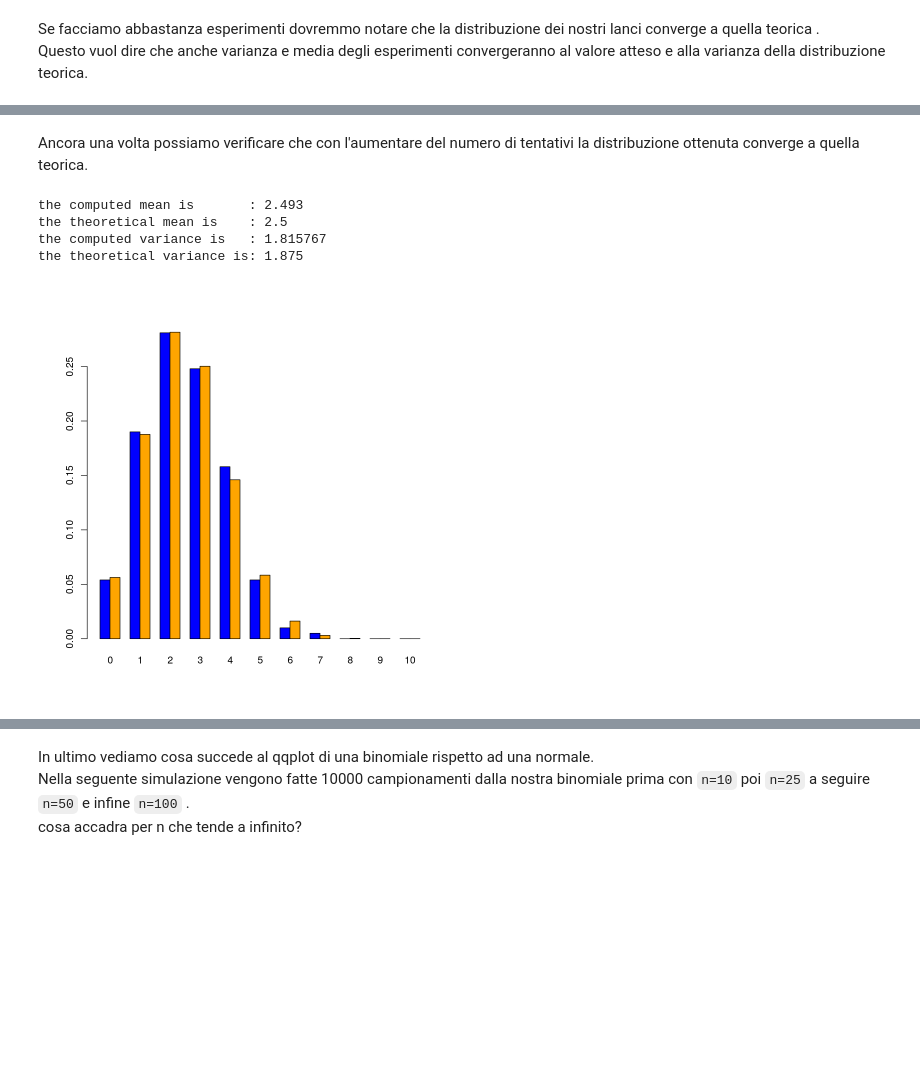
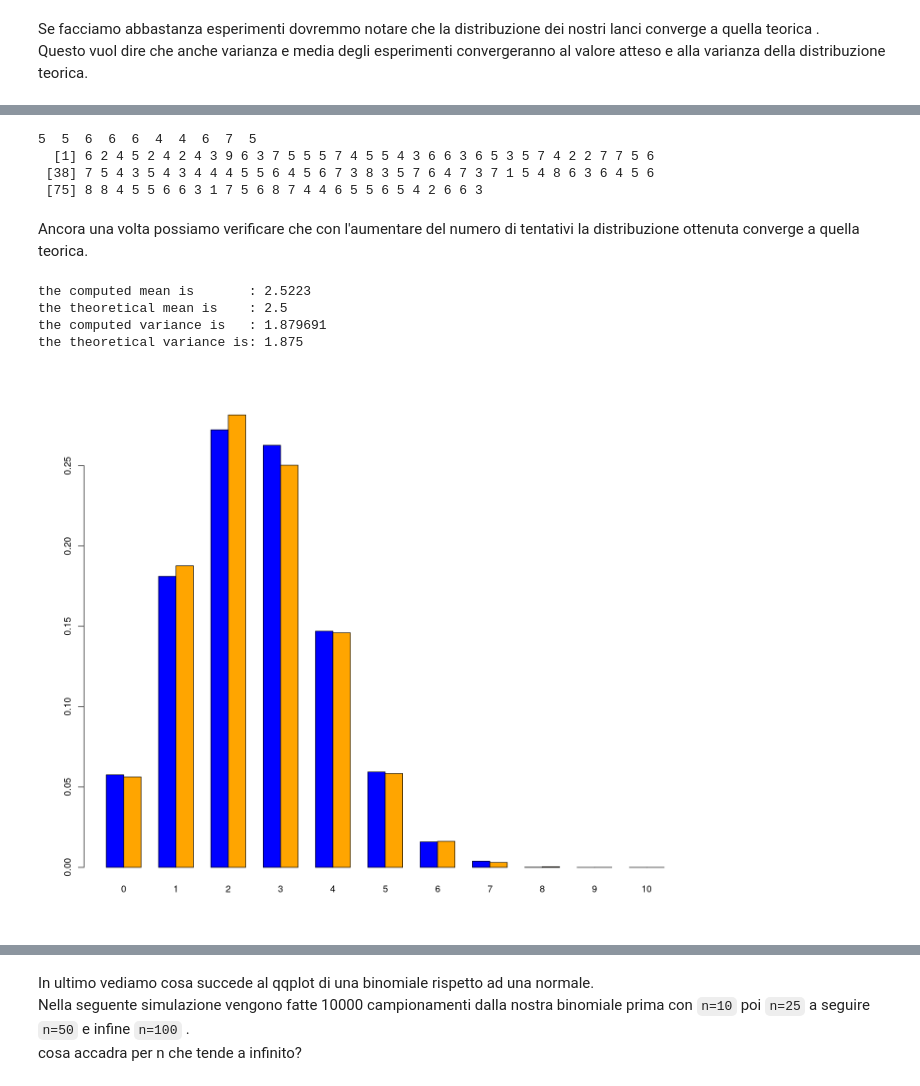
Before and after one commit to f14-bertolotti/SAD-unimi, a Jupyter notebook: simulations/binomial_distribution_R.ipynb, the cells around one changed output, grey strips where cells are left out. Cells and saved outputs as stored; diff of their text form; code cells hidden in the pictures; blank space fills up the shorter version.

```diff
--- a/simulations/binomial_distribution_R.ipynb
+++ b/simulations/binomial_distribution_R.ipynb
@@ -35,10 +23,8 @@ p = 0.75
 theoretical_mean = p
 theoretical_variance = p*(1-p)
 
-f0 = get_bernulli_random_variable(p=0.75)
 # facciamo un po' di test ###
-tests = c()
-for (i in 1:10^2) {tests = c(tests, f0())}
+tests = rbinom(10^2,1,p)
 
 cat("the computed mean is       :",mean(tests),"\n")
 cat("the theoretical mean is    :",theoretical_mean,"\n")
@@ -93,3 +55,29 @@ for (i in 1:10) {
+# %%
+# la distribuzione binomiale B(n,p) somma n variabili aleatorie indipendenti ###
+mybinom0 = function(n=10,p=0.5) {
+    prove = rbinom(n,1,p)
+    successi = sum(prove)
+    return(successi)
+}
+
+# facciamo un po' di test ###
+for (i in 1:10) {
+    cat(mybinom0(), " ")
+}
+cat("\n")
+
+mybinom = function(n=10,p=0.5,nprove=10^2) {
+    prove = c()
+    for (i in 1:nprove) { prove = c(prove,mybinom0(n=n,p=p))}
+    return(prove)
+}
+
+print(mybinom(n=10,p=0.5,nprove=10^2))
+# %% [output]
+5  5  6  6  6  4  4  6  7  5
+  [1] 6 2 4 5 2 4 2 4 3 9 6 3 7 5 5 5 7 4 5 5 4 3 6 6 3 6 5 3 5 7 4 2 2 7 7 5 6
+ [38] 7 5 4 3 5 4 3 4 4 4 5 5 6 4 5 6 7 3 8 3 5 7 6 4 7 3 7 1 5 4 8 6 3 6 4 5 6
+ [75] 8 8 4 5 5 6 6 3 1 7 5 6 8 7 4 4 6 5 5 6 5 4 2 6 6 3
 # %% [markdown]
 Ancora una volta possiamo verificare che con l'aumentare del numero di tentativi la distribuzione ottenuta converge a quella teorica.
 # %%
@@ -101,20 +89,15 @@ n = 10
 theoretical_mean = n*p
 theoretical_variance = n*p*(1-p)
 
-f0 = get_binomial_random_variable(n=n,p=p)
-
-# facciamo un milione di test ###
-tests = c()
-for (i in 1:10^3) {
-    tests = c(tests, f0())
-}
+# facciamo un mille di test ###
+tests = mybinom(n,p,10^4)
 
 cat("the computed mean is       :",mean(tests),"\n")
 cat("the theoretical mean is    :",theoretical_mean,"\n")
 cat("the computed variance is   :",var(tests),"\n")
 cat("the theoretical variance is:",theoretical_variance,"\n")
 # %% [output]
-the computed mean is       : 2.493
+the computed mean is       : 2.5223
 the theoretical mean is    : 2.5
-the computed variance is   : 1.815767
+the computed variance is   : 1.879691
 the theoretical variance is: 1.875
@@ -145,13 +104,13 @@ binomial_dist = function(n,p){
 # %%
 # ancora una volta, facciamo il plot dell'istogramma ###
 
 freqs = rep(0,n+1)
 for (t in tests) { freqs[t+1] = freqs[t+1] + 1 }
 freqs = setNames(freqs/length(tests),0:n)
 
-barplot(rbind(freqs,binomial_dist(n,p)), beside=T, col=c("blue","orange"))
+barplot(rbind(freqs,dbinom(0:n,size=n,prob=p)), beside=T, col=c("blue","orange"))
 # %% [output]
-[figure, old version]
+[figure, new version]
 # %%
 # possiamo giocare un po' con la binomiale                    ###
 # creaiamo una funzione che plotti una simulazione dati n e p ###
```
Also changed, not shown: parts of 9 cells of this notebook.
